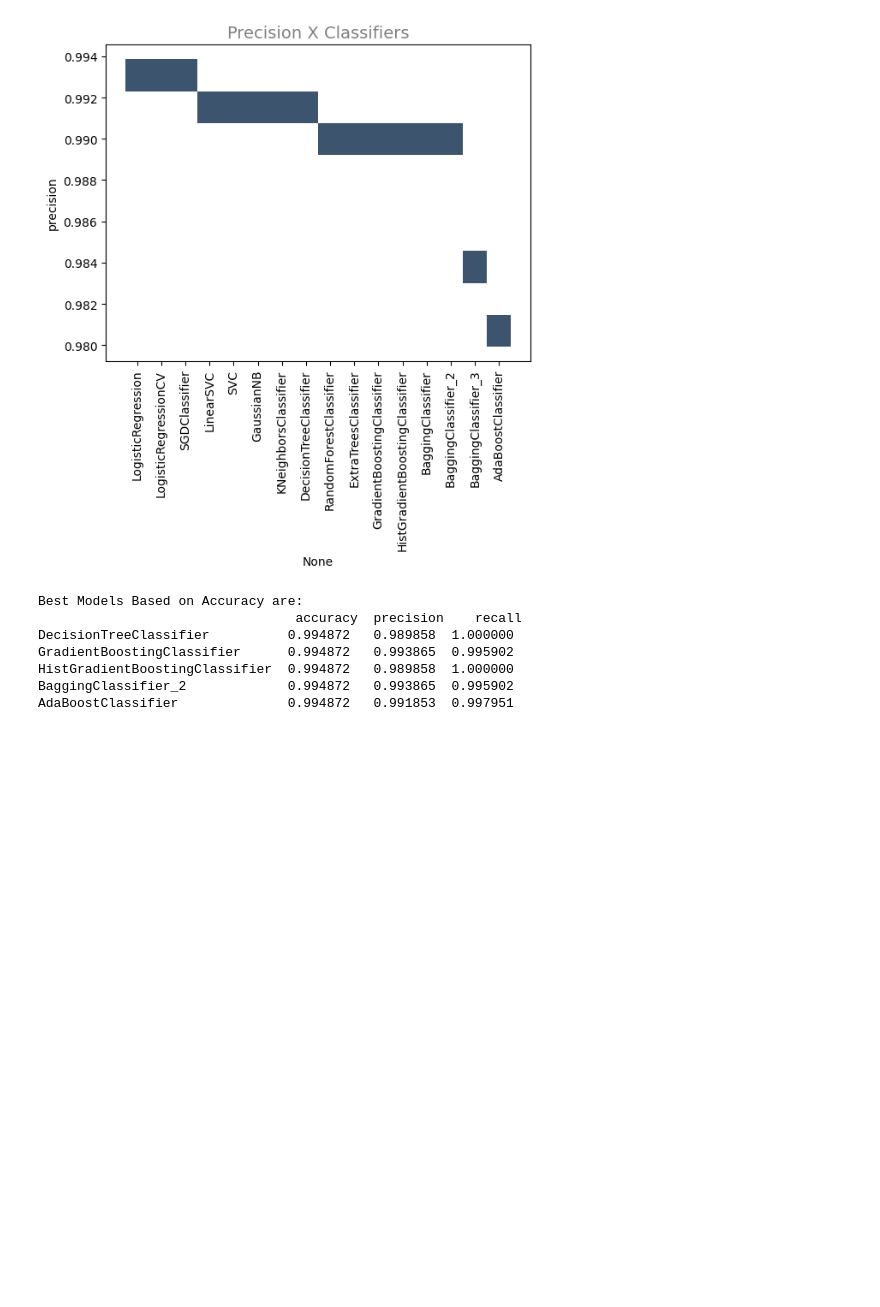
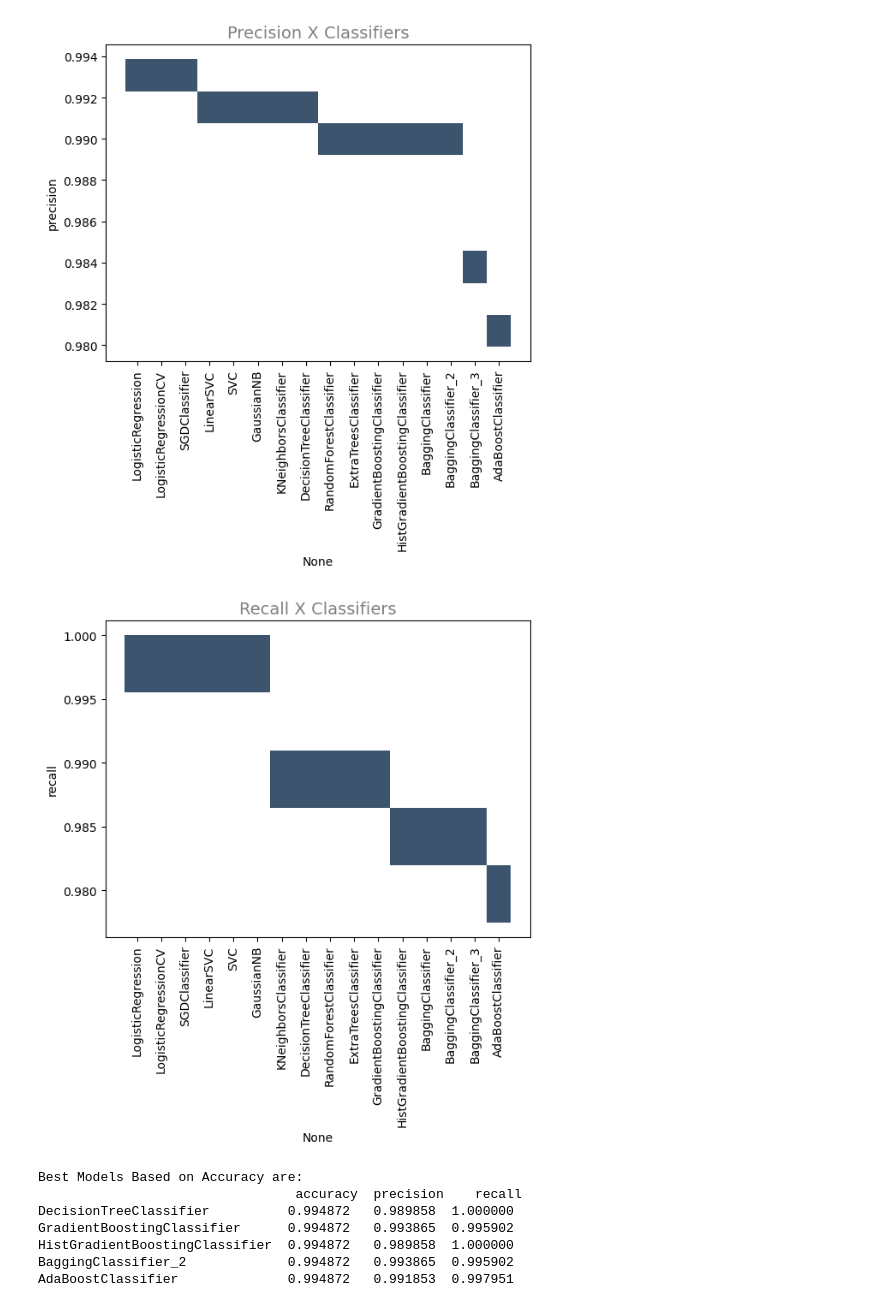
Before and after one commit to rizz045/Predicting-Personality-Traits-Using-Social-Behavior-Patterns, a Jupyter notebook: Personality_Prediction_Using_ML.ipynb, the cells around one changed output. Cells and saved outputs as stored; diff of their text form; code cells hidden in the pictures; blank space fills up the shorter version.

```diff
--- a/Personality_Prediction_Using_ML.ipynb
+++ b/Personality_Prediction_Using_ML.ipynb
@@ -805,11 +805,13 @@ plt.show()
 # %% [output]
 [figure]
 # %%
-# Histplot based on Accuracy and Classifiers
-sns.histplot(x=metric_df.index, y=metric_df.accuracy.sort_values(ascending=False))
-plt.titl
+# Histplot based on Recall and Classifiers
+sns.histplot(x=metric_df.index, y=metric_df.recall.sort_values(ascending=False))
+plt.title("Recall X Classifiers", size=14, color='grey')
 plt.xticks(rotation=90)
 plt.show()
+# %% [output]
+[figure, added]
 # %%
 print("Best Models Based on Accuracy are: \n", metric_df[metric_df['accuracy'] == metric_df['accuracy'].max()])
 # %% [output]
```
